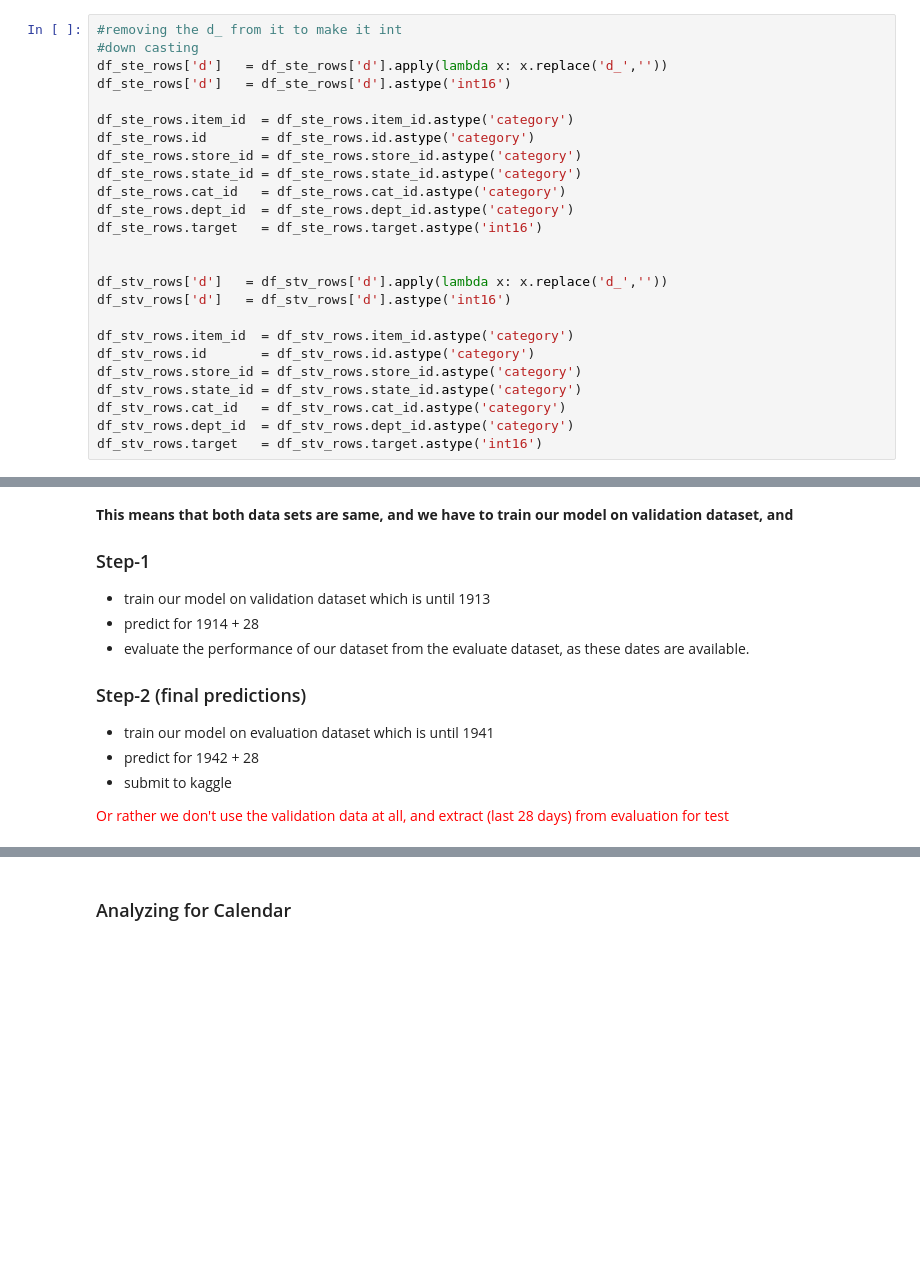
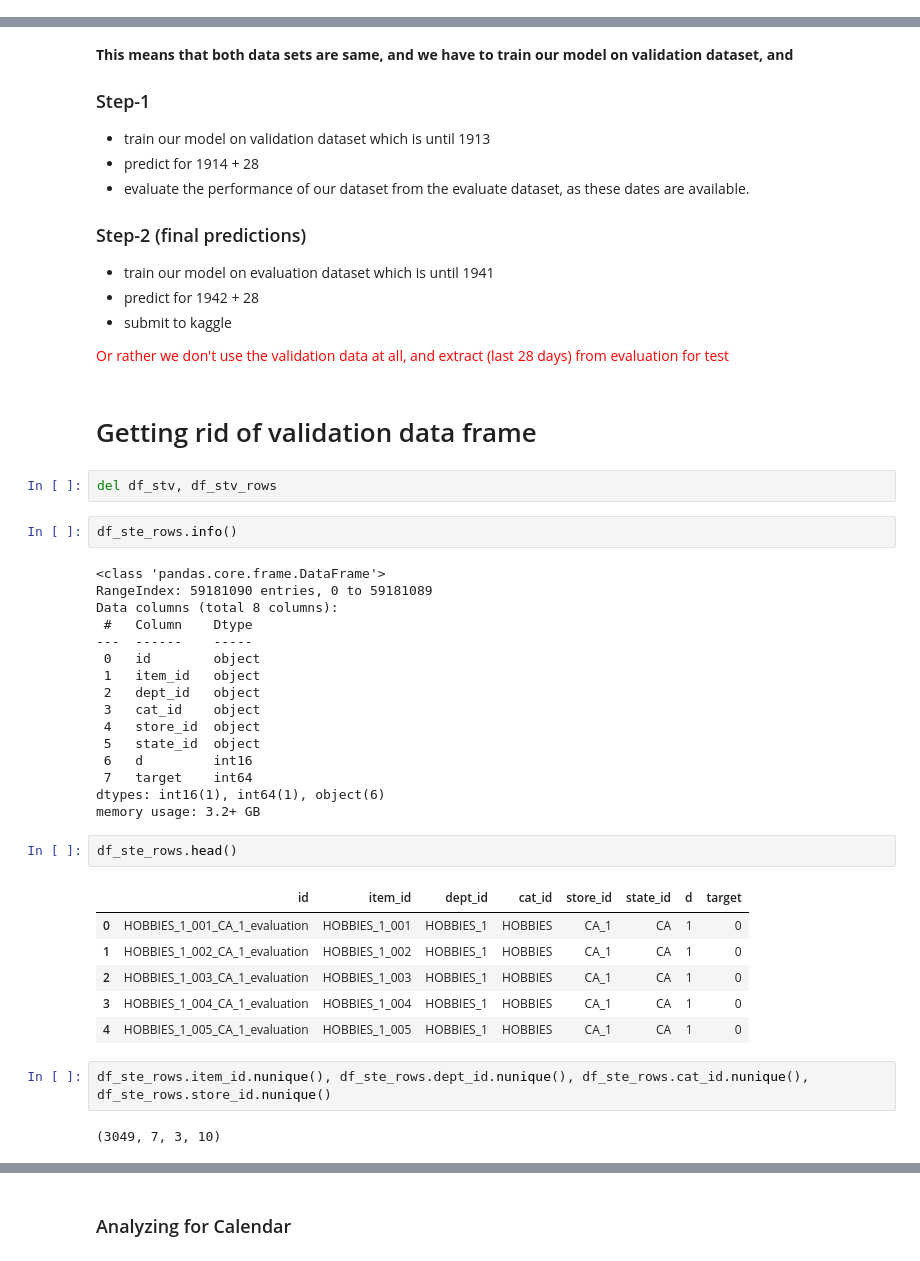
Before and after one commit to rfhussain/m5_kaggle, a Jupyter notebook: eda/21jun2020.ipynb, the cells around one changed output, grey strips where cells are left out. Cells and saved outputs as stored; diff of their text form; blank space fills up the shorter version.

```diff
--- a/eda/21jun2020.ipynb
+++ b/eda/21jun2020.ipynb
@@ -134,25 +136,0 @@ memory usage: 446.4+ MB
-# %%
-#removing the d_ from it to make it int
-#down casting
-df_ste_rows['d']   = df_ste_rows['d'].apply(lambda x: x.replace('d_',''))
-df_ste_rows['d']   = df_ste_rows['d'].astype('int16')
-
-df_ste_rows.item_id  = df_ste_rows.item_id.astype('category')
-df_ste_rows.id       = df_ste_rows.id.astype('category')
-df_ste_rows.store_id = df_ste_rows.store_id.astype('category')
-df_ste_rows.state_id = df_ste_rows.state_id.astype('category')
-df_ste_rows.cat_id   = df_ste_rows.cat_id.astype('category')
-df_ste_rows.dept_id  = df_ste_rows.dept_id.astype('category')
-df_ste_rows.target   = df_ste_rows.target.astype('int16')
-
-
-df_stv_rows['d']   = df_stv_rows['d'].apply(lambda x: x.replace('d_',''))
-df_stv_rows['d']   = df_stv_rows['d'].astype('int16')
-
-df_stv_rows.item_id  = df_stv_rows.item_id.astype('category')
-df_stv_rows.id       = df_stv_rows.id.astype('category')
-df_stv_rows.store_id = df_stv_rows.store_id.astype('category')
-df_stv_rows.state_id = df_stv_rows.state_id.astype('category')
-df_stv_rows.cat_id   = df_stv_rows.cat_id.astype('category')
-df_stv_rows.dept_id  = df_stv_rows.dept_id.astype('category')
-df_stv_rows.target   = df_stv_rows.target.astype('int16')
@@ -235,3 +216,38 @@ total additional days in evaluation are 28
 * submit to kaggle
 
 <font color=red> Or rather we don't use the validation data at all, and extract (last 28 days) from evaluation for test</font>
+# %% [markdown]
+# Getting rid of validation data frame
+# %%
+del df_stv, df_stv_rows
+# %%
+df_ste_rows.info()
+# %% [output]
+<class 'pandas.core.frame.DataFrame'>
+RangeIndex: 59181090 entries, 0 to 59181089
+Data columns (total 8 columns):
+ #   Column    Dtype
+---  ------    -----
+ 0   id        object
+ 1   item_id   object
+ 2   dept_id   object
+ 3   cat_id    object
+ 4   store_id  object
+ 5   state_id  object
+ 6   d         int16
+ 7   target    int64
+dtypes: int16(1), int64(1), object(6)
+memory usage: 3.2+ GB
+# %%
+df_ste_rows.head()
+# %% [output]
+|  | id | item_id | dept_id | cat_id | store_id | state_id | d | target |
+| 0 | HOBBIES_1_001_CA_1_evaluation | HOBBIES_1_001 | HOBBIES_1 | HOBBIES | CA_1 | CA | 1 | 0 |
+| 1 | HOBBIES_1_002_CA_1_evaluation | HOBBIES_1_002 | HOBBIES_1 | HOBBIES | CA_1 | CA | 1 | 0 |
+| 2 | HOBBIES_1_003_CA_1_evaluation | HOBBIES_1_003 | HOBBIES_1 | HOBBIES | CA_1 | CA | 1 | 0 |
+| 3 | HOBBIES_1_004_CA_1_evaluation | HOBBIES_1_004 | HOBBIES_1 | HOBBIES | CA_1 | CA | 1 | 0 |
+| 4 | HOBBIES_1_005_CA_1_evaluation | HOBBIES_1_005 | HOBBIES_1 | HOBBIES | CA_1 | CA | 1 | 0 |
+# %%
+df_ste_rows.item_id.nunique(), df_ste_rows.dept_id.nunique(), df_ste_rows.cat_id.nunique(), df_ste_rows.store_id.nunique()
+# %% [output]
+(3049, 7, 3, 10)
```
Also changed, not shown: parts of 50 cells of this notebook.
